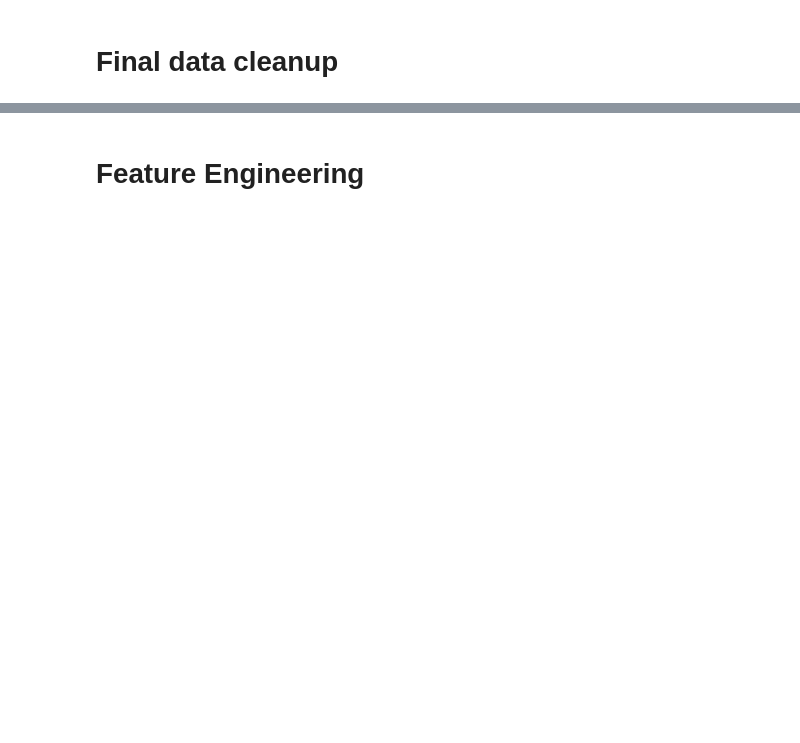
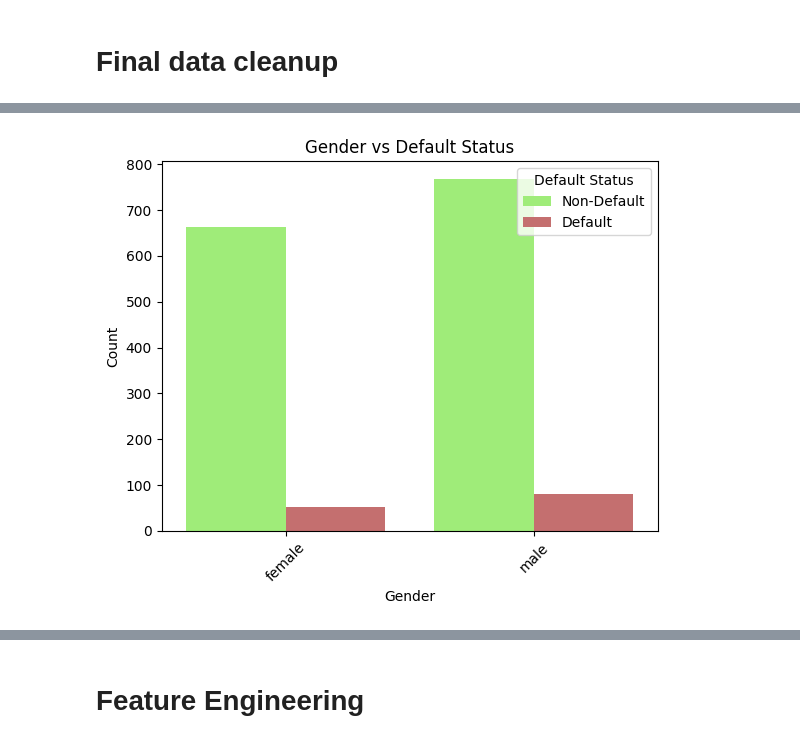
Before and after one commit to jmuhunyu/moniqo_project, a Jupyter notebook: moniqo_project.ipynb, the cells around one changed output, grey strips where cells are left out. Saved outputs shown, nothing was run; the diff lists cells and outputs as text; code cells hidden in the pictures; blank space fills up the shorter version.

```diff
--- a/moniqo_project.ipynb
+++ b/moniqo_project.ipynb
@@ -1062,30 +632,0 @@ Conclusion : Contrary to expectations, client who borrow less amount of loan mak
-# %%
-# James
-
-# Analyze relationship between LoanAmount and IsDefault using a binned bar plot for differet loan ranges
-# Define bins and labels for loan amounts
-bins = [0, 5000, 10000, 15000, 20000, 30000, 60000, 100000]
-labels = ['0-5k', '5k-10k', '10k-15k', '15k-20k', '20k-30k', '30k-60k', '60k-100k']
-
-# Create a new column for binned loan amounts
-df['LoanAmountBin'] = pd.cut(df['AmountDisbursed'], bins=bins, labels=labels, right=False)
-
-# Calculate the average default rate for each range
-loan_amount_defaults = df.groupby('LoanAmountBin')['IsDefault'].mean().reset_index()
-loan_amount_defaults['Default Percentage'] = loan_amount_defaults['IsDefault'] * 100
-# Plot the bar chart
-plt.figure(figsize=(10, 6))
-sns.barplot(
-    x='LoanAmountBin',
-    y='Default Percentage',
-    data=loan_amount_defaults,
-    palette='magma'
-)
-plt.title('Default Percentage by Loan Amount Range', fontsize=14)
-plt.xlabel('Loan Amount Range', fontsize=12)
-plt.ylabel('Default Rate (%)', fontsize=12)
-# Add the actual percentage text above each bar
-for index, value in enumerate(loan_amount_defaults['Default Percentage']):
-    plt.text(index, value + 0.5, f'{value:.2f}%', ha='center')
-plt.tight_layout()
-plt.show()
@@ -1821,0 +734,11 @@ See the caveats in the documentation: https://pandas.pydata.org/pandas-docs/stab
+# %%
+# Analyze relationships between Gender and the defaul
+sns.countplot(data=df, x='Gender', hue=defaulters, palette=["#99ff66","#d26161"])
+plt.title('Gender vs Default Status')
+plt.xlabel('Gender')
+plt.ylabel('Count')
+plt.legend(title='Default Status', labels=['Non-Default', 'Default'])
+plt.xticks(rotation=45)
+plt.show()
+# %% [output]
+[figure, added]
```
Also changed, not shown: parts of 89 cells of this notebook, 1 other file.
